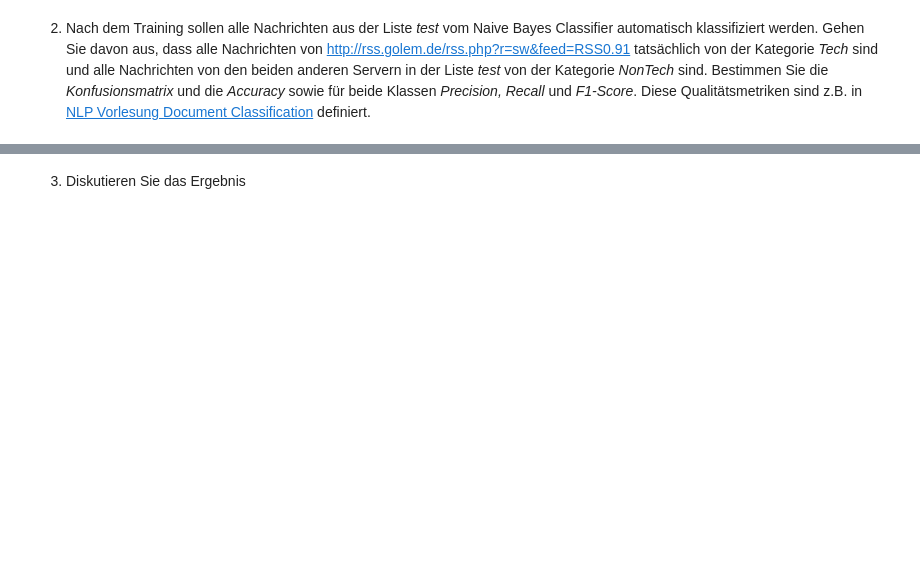
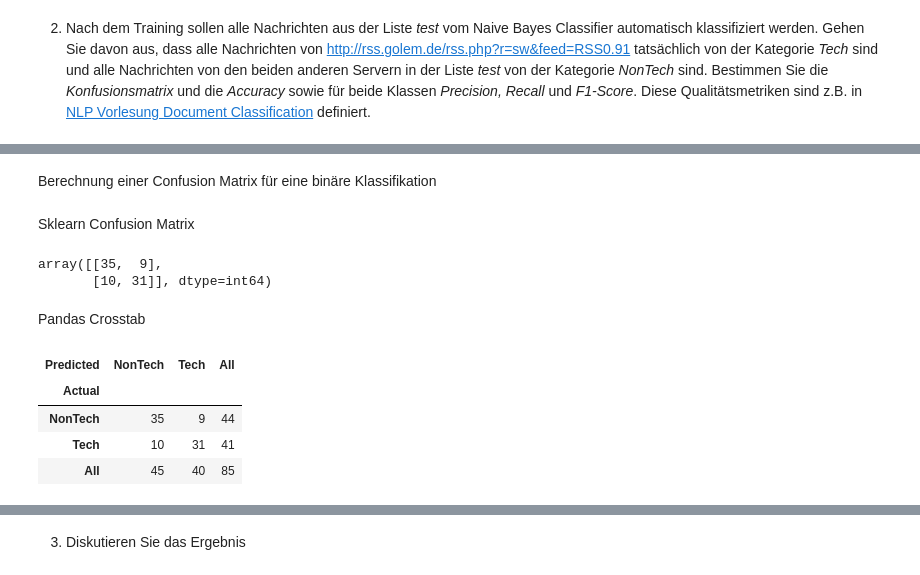
Before and after one commit to JaninaMattes/data-mining-pattern-recogntion, a Jupyter notebook: src/proj4_document_classification/model/VersuchDocumentClassification.ipynb, the cells around one changed output, grey strips where cells are left out. Saved outputs shown, nothing was run; the diff lists cells and outputs as text; code cells hidden in the pictures; blank space fills up the shorter version.

```diff
--- a/src/proj4_document_classification/model/VersuchDocumentClassification.ipynb
+++ b/src/proj4_document_classification/model/VersuchDocumentClassification.ipynb
@@ -435,0 +373,21 @@ for k, v in TextDict.items():
+# %%
+trainNonTech=['http://newsfeed.zeit.de/index',
+              'http://newsfeed.zeit.de/wirtschaft/index',
+              'http://www.welt.de/politik/?service=Rss',
+              'http://www.spiegel.de/schlagzeilen/tops/index.rss',
+              'http://www.sueddeutsche.de/app/service/rss/alles/rss.xml',
+              'http://www.faz.net/rss/aktuell/'
+              ]
+
+print ("--------------------News from trainNonTech------------------------")
+for feed in trainNonTech:
+    print ("*"*30)
+    print (feed)
+    f=feedparser.parse(feed)
+    for e in f.entries:
+        print ('\n---------------------------')
+        fulltext=stripHTML(e.title+' '+ e.description)
+        print (fulltext)
+        countnews['nontech']+=1
+
+        TextDict.update( {fulltext: "NonTech"} )
@@ -462,0 +516,2 @@ Konfusionsmatrix und die Accuracy sowie für beide Klassen Precision, Recall und
+# %% [markdown]
+Berechnung einer Confusion Matrix für eine binäre Klassifikation
@@ -462,0 +521,21 @@ Konfusionsmatrix und die Accuracy sowie für beide Klassen Precision, Recall und
+# %% [markdown]
+Sklearn Confusion Matrix
+# %%
+cm = confusion_matrix(y_true, y_pred, labels=["NonTech", "Tech"])
+display(cm)
+# %% [output]
+array([[35,  9],
+       [10, 31]], dtype=int64)
+# %% [markdown]
+Pandas Crosstab
+# %%
+exp_series = pd.Series(y_true)
+pred_series = pd.Series(y_pred)
+
+pd.crosstab(exp_series, pred_series, rownames=['Actual'], colnames=['Predicted'], margins=True)
+# %% [output]
+| Predicted | NonTech | Tech | All |
+| Actual |  |  |  |
+| NonTech | 35 | 9 | 44 |
+| Tech | 10 | 31 | 41 |
+| All | 45 | 40 | 85 |
```
Also changed, not shown: parts of 28 cells of this notebook.
